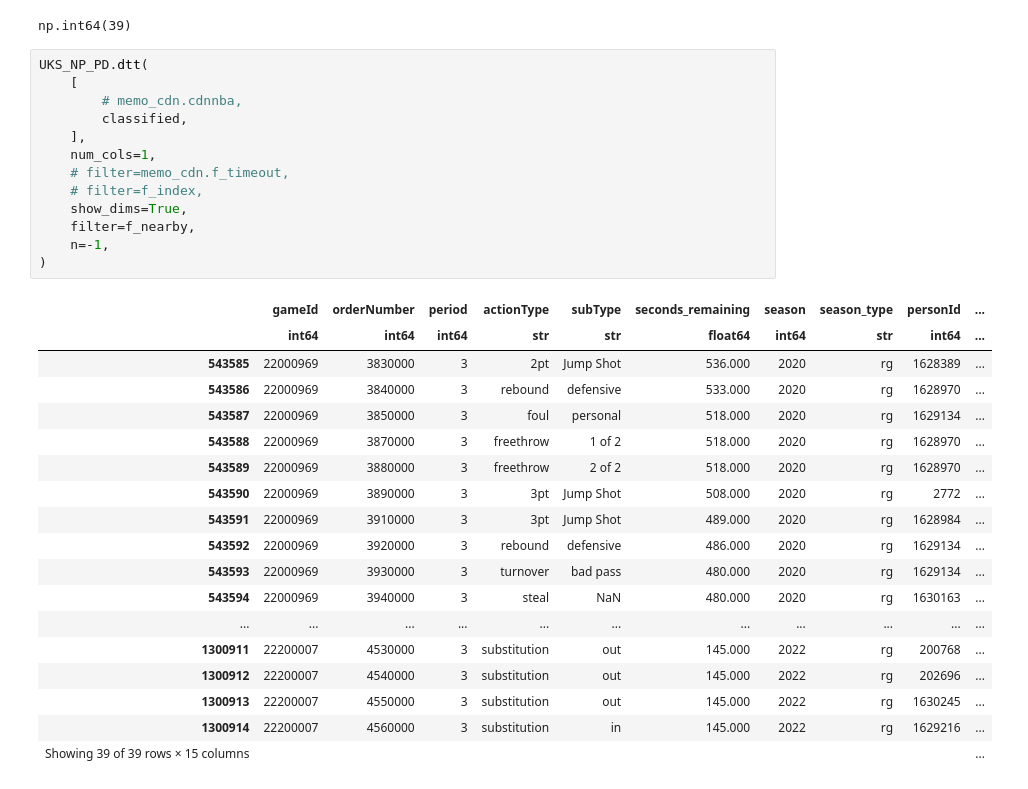
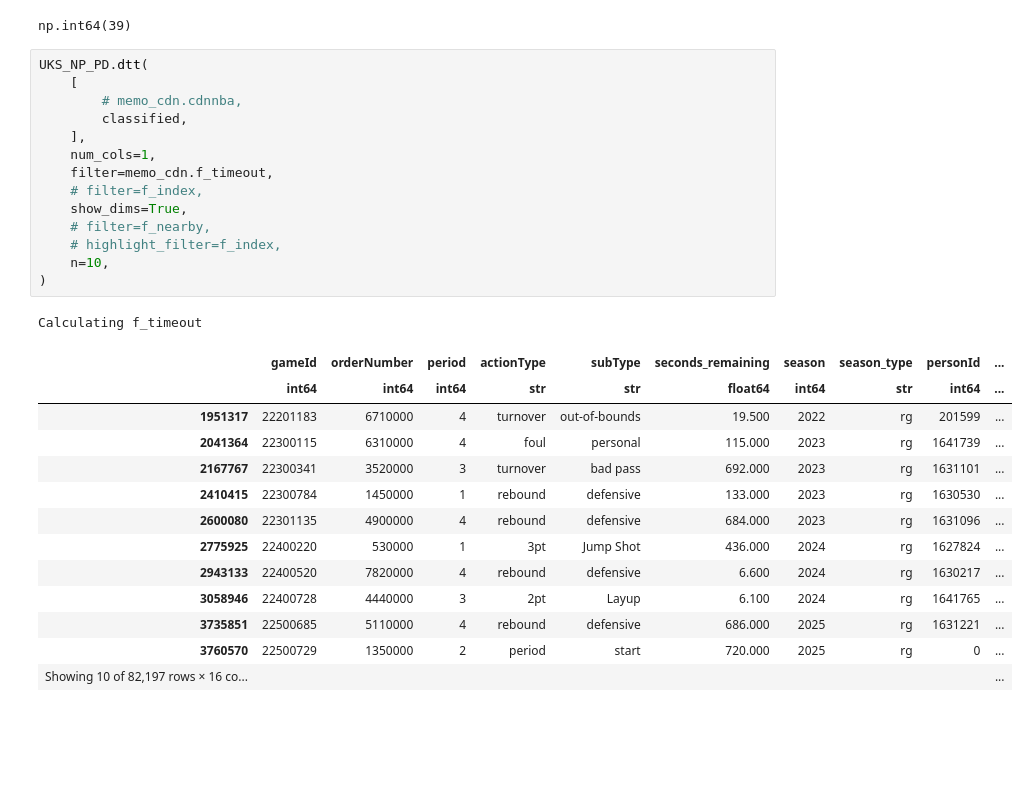
Before and after one commit to akseldkw07/NBA-Timeout-Impact, a Jupyter notebook: Notebooks/TV-Timeout-Injection.ipynb, the cells around one changed output. Saved outputs shown, nothing was run; the diff lists cells and outputs as text; blank space fills up the shorter version.

Commit message:
timeout-trigger Modified: - TV-Timeout-Injection.ipynb - tv_timeout_injection.py - timeout_injection_plots.py

```diff
--- a/Notebooks/TV-Timeout-Injection.ipynb
+++ b/Notebooks/TV-Timeout-Injection.ipynb
@@ -176,32 +181,29 @@ np.int64(39)
 # %%
 UKS_NP_PD.dtt(
     [
         # memo_cdn.cdnnba,
         classified,
     ],
     num_cols=1,
-    # filter=memo_cdn.f_timeout,
+    filter=memo_cdn.f_timeout,
     # filter=f_index,
     show_dims=True,
-    filter=f_nearby,
-    n=-1,
+    # filter=f_nearby,
+    # highlight_filter=f_index,
+    n=10,
 )
 # %% [output]
+Calculating f_timeout
 |  | gameId | orderNumber | period | actionType | subType | seconds_remaining | season | season_type | personId | ... |
 |  | int64 | int64 | int64 | str | str | float64 | int64 | str | int64 | ... |
-| 543585 | 22000969 | 3830000 | 3 | 2pt | Jump Shot | 536.000 | 2020 | rg | 1628389 | ... |
-| 543586 | 22000969 | 3840000 | 3 | rebound | defensive | 533.000 | 2020 | rg | 1628970 | ... |
-| 543587 | 22000969 | 3850000 | 3 | foul | personal | 518.000 | 2020 | rg | 1629134 | ... |
-| 543588 | 22000969 | 3870000 | 3 | freethrow | 1 of 2 | 518.000 | 2020 | rg | 1628970 | ... |
-| 543589 | 22000969 | 3880000 | 3 | freethrow | 2 of 2 | 518.000 | 2020 | rg | 1628970 | ... |
-| 543590 | 22000969 | 3890000 | 3 | 3pt | Jump Shot | 508.000 | 2020 | rg | 2772 | ... |
-| 543591 | 22000969 | 3910000 | 3 | 3pt | Jump Shot | 489.000 | 2020 | rg | 1628984 | ... |
-| 543592 | 22000969 | 3920000 | 3 | rebound | defensive | 486.000 | 2020 | rg | 1629134 | ... |
-| 543593 | 22000969 | 3930000 | 3 | turnover | bad pass | 480.000 | 2020 | rg | 1629134 | ... |
-| 543594 | 22000969 | 3940000 | 3 | steal | NaN | 480.000 | 2020 | rg | 1630163 | ... |
-| ... | ... | ... | ... | ... | ... | ... | ... | ... | ... | ... |
-| 1300911 | 22200007 | 4530000 | 3 | substitution | out | 145.000 | 2022 | rg | 200768 | ... |
-| 1300912 | 22200007 | 4540000 | 3 | substitution | out | 145.000 | 2022 | rg | 202696 | ... |
-| 1300913 | 22200007 | 4550000 | 3 | substitution | out | 145.000 | 2022 | rg | 1630245 | ... |
-| 1300914 | 22200007 | 4560000 | 3 | substitution | in | 145.000 | 2022 | rg | 1629216 | ... |
-| Showing 39 of 39 rows × 15 columns |  |  |  |  |  |  |  |  |  | ... |
+| 1951317 | 22201183 | 6710000 | 4 | turnover | out-of-bounds | 19.500 | 2022 | rg | 201599 | ... |
+| 2041364 | 22300115 | 6310000 | 4 | foul | personal | 115.000 | 2023 | rg | 1641739 | ... |
+| 2167767 | 22300341 | 3520000 | 3 | turnover | bad pass | 692.000 | 2023 | rg | 1631101 | ... |
+| 2410415 | 22300784 | 1450000 | 1 | rebound | defensive | 133.000 | 2023 | rg | 1630530 | ... |
+| 2600080 | 22301135 | 4900000 | 4 | rebound | defensive | 684.000 | 2023 | rg | 1631096 | ... |
+| 2775925 | 22400220 | 530000 | 1 | 3pt | Jump Shot | 436.000 | 2024 | rg | 1627824 | ... |
+| 2943133 | 22400520 | 7820000 | 4 | rebound | defensive | 6.600 | 2024 | rg | 1630217 | ... |
+| 3058946 | 22400728 | 4440000 | 3 | 2pt | Layup | 6.100 | 2024 | rg | 1641765 | ... |
+| 3735851 | 22500685 | 5110000 | 4 | rebound | defensive | 686.000 | 2025 | rg | 1631221 | ... |
+| 3760570 | 22500729 | 1350000 | 2 | period | start | 720.000 | 2025 | rg | 0 | ... |
+| Showing 10 of 82,197 rows × 16 co... |  |  |  |  |  |  |  |  |  | ... |
```
Also changed, not shown: parts of 6 cells of this notebook, 2 other files.
